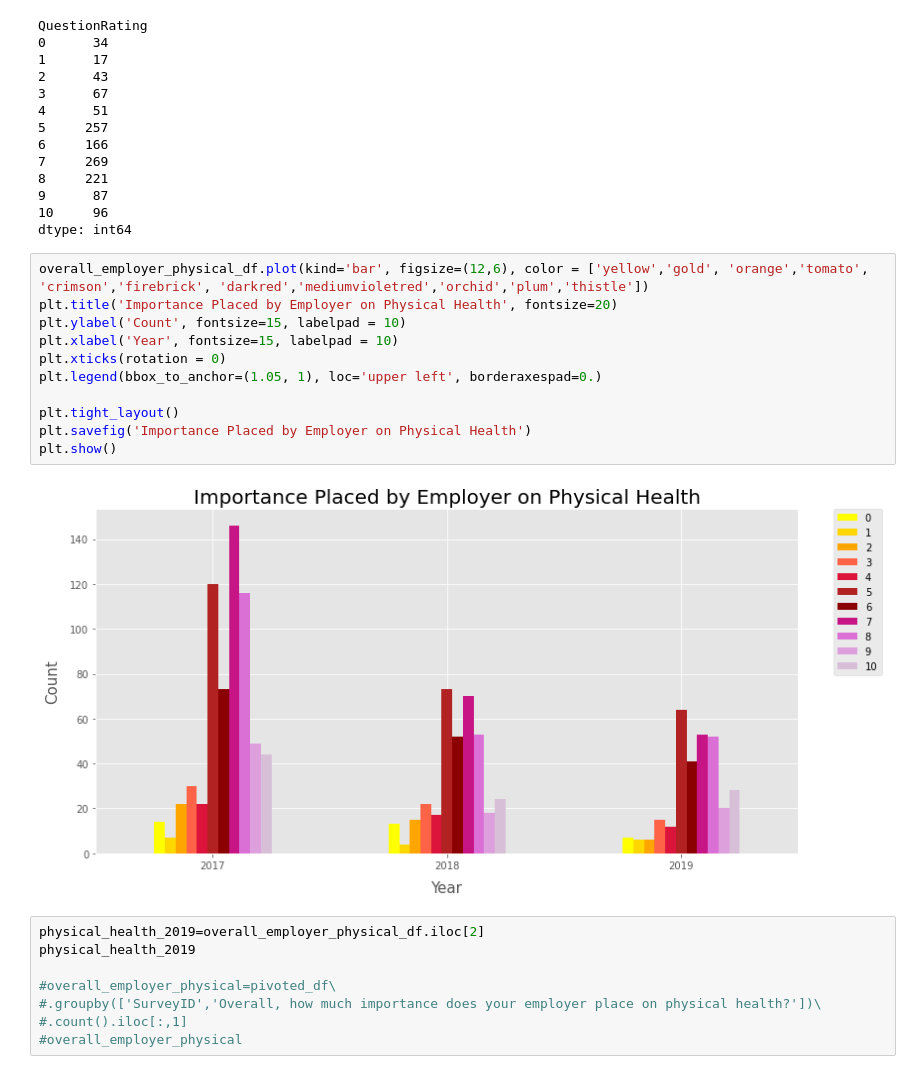
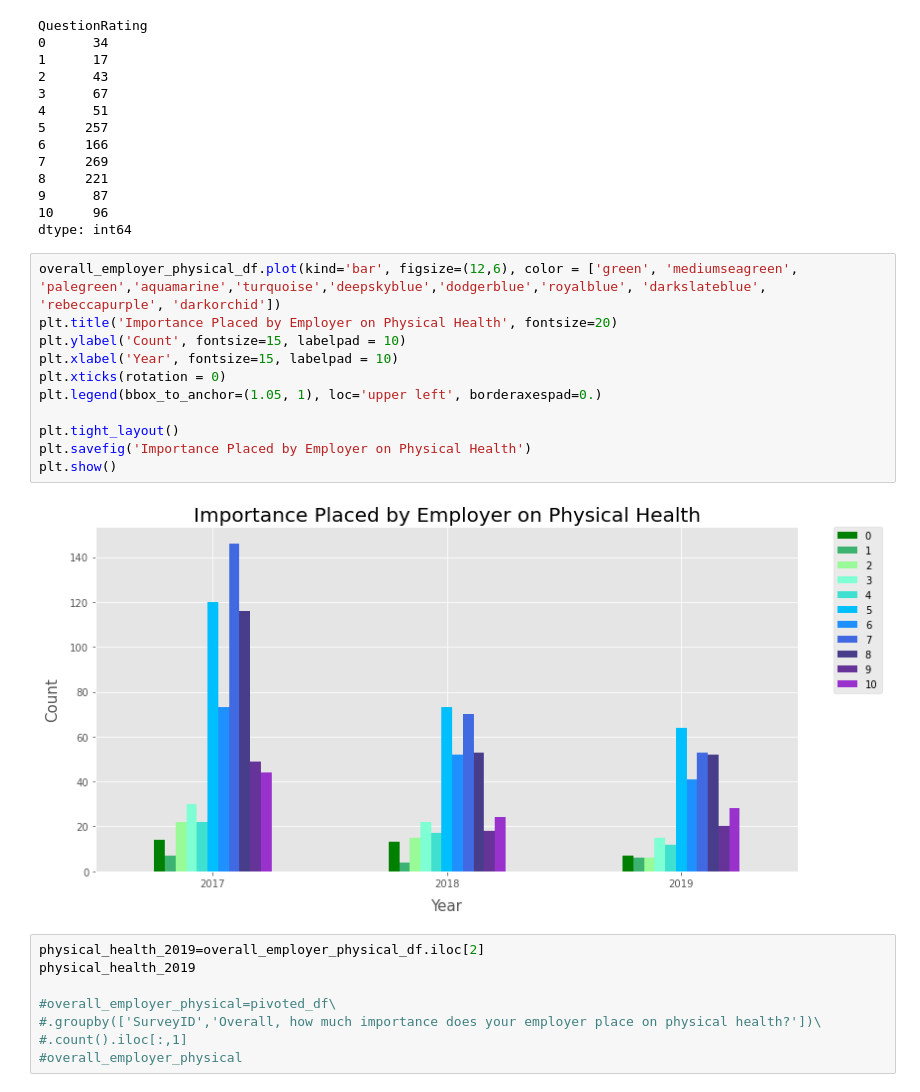
Before and after one commit to laurmarshall/Burnout-In-Tech, a Jupyter notebook: eda.ipynb, the cells around one changed output. Drawn from its saved outputs; the diff is of its cells as text.

```diff
--- a/eda.ipynb
+++ b/eda.ipynb
@@ -423,18 +423,18 @@ QuestionRating
 10     96
 dtype: int64
 # %%
-overall_employer_physical_df.plot(kind='bar', figsize=(12,6), color = ['yellow','gold', 'orange','tomato', 'crimson','firebrick', 'darkred','mediumvioletred','orchid','plum','thistle'])
+overall_employer_physical_df.plot(kind='bar', figsize=(12,6), color = ['green', 'mediumseagreen', 'palegreen','aquamarine','turquoise','deepskyblue','dodgerblue','royalblue', 'darkslateblue', 'rebeccapurple', 'darkorchid'])
 plt.title('Importance Placed by Employer on Physical Health', fontsize=20)
 plt.ylabel('Count', fontsize=15, labelpad = 10)
 plt.xlabel('Year', fontsize=15, labelpad = 10)
 plt.xticks(rotation = 0)
 plt.legend(bbox_to_anchor=(1.05, 1), loc='upper left', borderaxespad=0.)
 
 plt.tight_layout()
 plt.savefig('Importance Placed by Employer on Physical Health')
 plt.show()
 # %% [output]
-[figure, old version]
+[figure, new version]
 # %%
 physical_health_2019=overall_employer_physical_df.iloc[2]
 physical_health_2019
```
Also changed, not shown: 2 other files.
